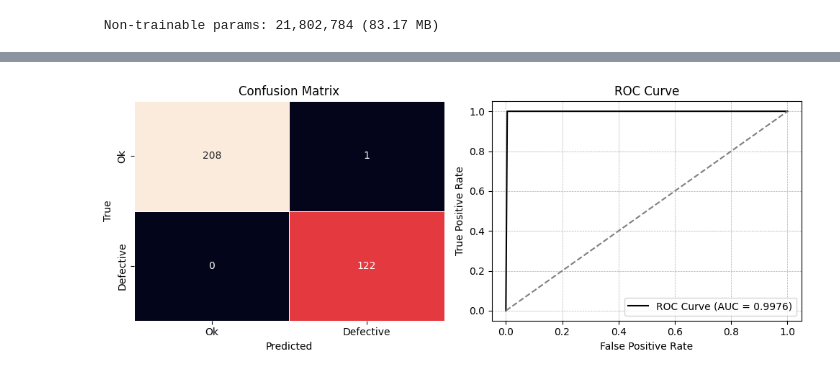
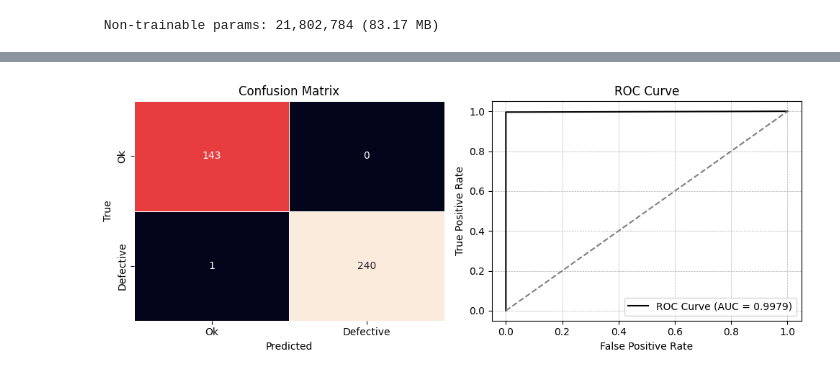
Before and after one commit to ramy-ibrahim-ahmed/Automated-casting-defect-detection, a Jupyter notebook: src/lab-inception.ipynb, the cells around one changed output, grey strips where cells are left out. Drawn from its saved outputs; the diff is of its cells as text; code cells hidden in the pictures.

```diff
--- a/src/lab-inception.ipynb
+++ b/src/lab-inception.ipynb
@@ -1,8 +1,8 @@
 # %%
 from Inception.data_loader import data_loader
 
-train_dir = r"../data/train"
-test_dir = r"../data/test"
+train_dir = r"/kaggle/input/real-life-industrial-dataset-of-casting-product/casting_data/casting_data/train"
+test_dir = r"/kaggle/input/real-life-industrial-dataset-of-casting-product/casting_data/casting_data/test"
 batch_size = 64
 img_shape = (299, 299)
 
@@ -37,7 +49,7 @@ from Inception.train import train
 
 initial_epochs = 10
 initial_learning_rate = 0.00001
-threshold = 0.5
+threshold = 0.4
 optimizer = keras.optimizers.Adam(learning_rate=initial_learning_rate)
 loss = keras.losses.BinaryCrossentropy(from_logits=False)
 accuracy_metric = keras.metrics.BinaryAccuracy(threshold=threshold, name="accuracy")
@@ -50,6 +62,7 @@ history = train(
     loss=loss,
     epochs=initial_epochs,
     accuracy_metric=accuracy_metric,
+    class_weights_dict=class_weights_dict,
     verbose=False,
 )
 # %% [output]
@@ -147,7 +161,7 @@ from Inception.evaluate import evaluate
 
 evaluate(
     model=inception,
-    data=val_data,
+    data=test_data,
     threshold=threshold,
     trial_dir=trial_dir,
 )
@@ -166 +180 @@ F1 Score: %100.0
-[figure, old version]
+[figure, new version]
```
Also changed, not shown: parts of 4 cells of this notebook, 6 other files.
